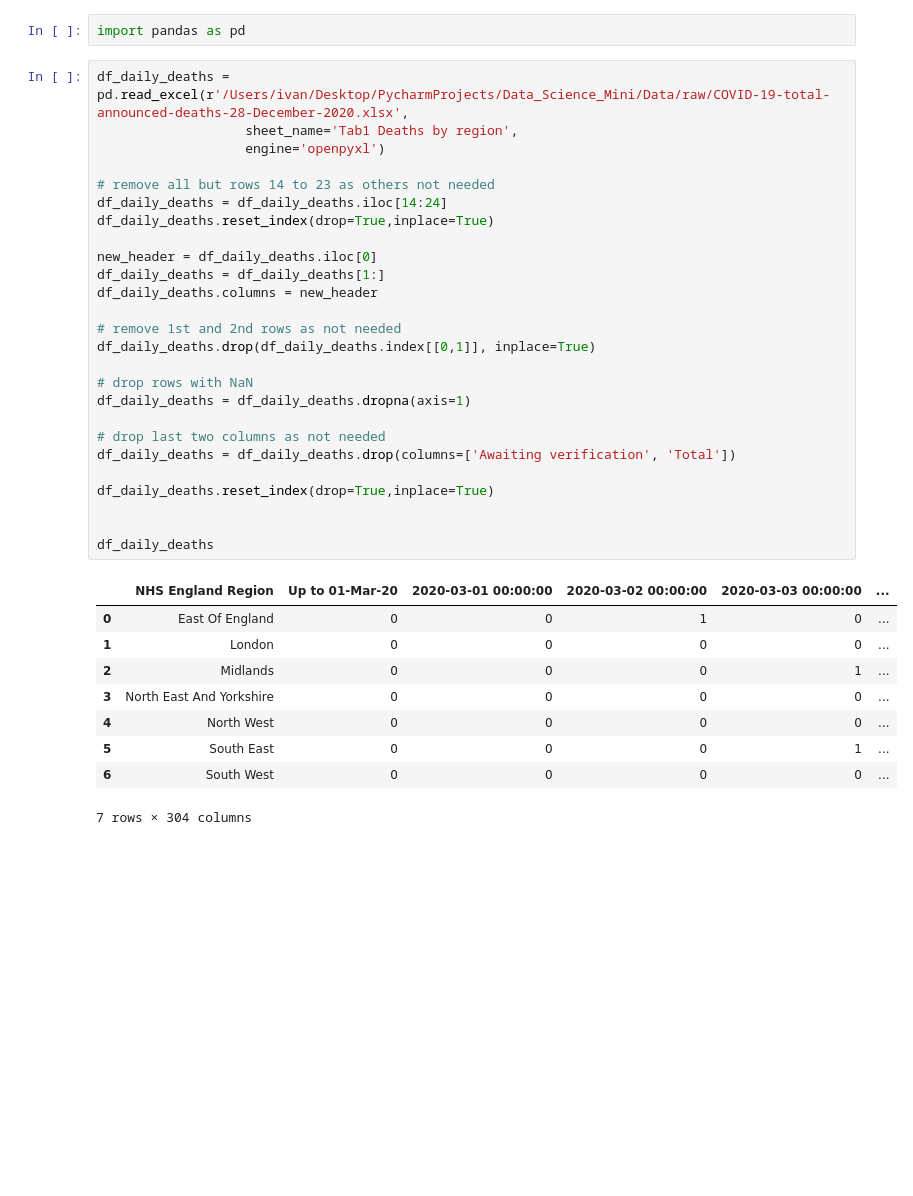
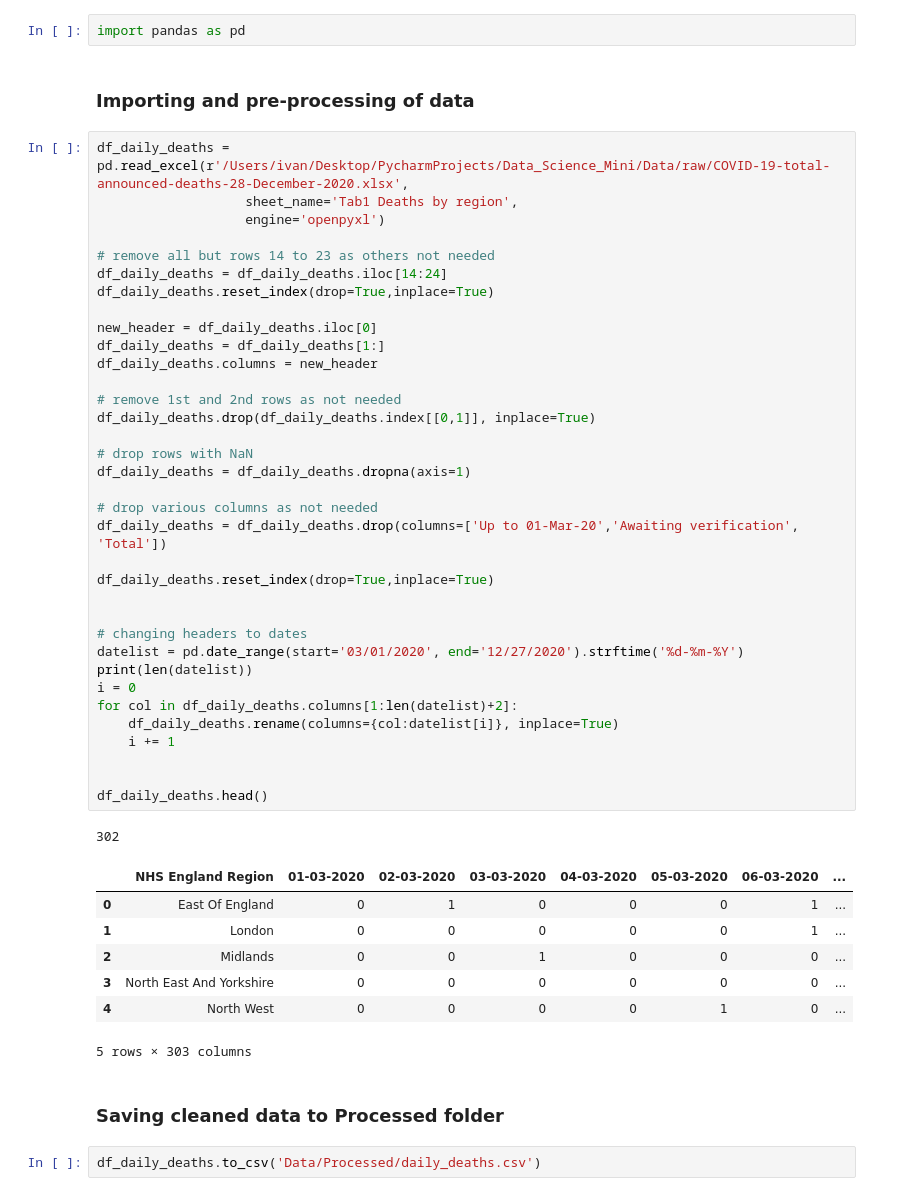
Before and after one commit to IvanSparrow71/Data_Science_Mini_Project, a Jupyter notebook: Daily_deaths.ipynb, the cells around one changed output. Drawn from its saved outputs; the diff is of its cells as text; blank space fills up the shorter version.

```diff
--- a/Daily_deaths.ipynb
+++ b/Daily_deaths.ipynb
@@ -1,38 +1,52 @@
 # %%
 import pandas as pd
+# %% [markdown]
+### Importing and pre-processing of data
 # %%
 df_daily_deaths = pd.read_excel(r'/Users/ivan/Desktop/PycharmProjects/Data_Science_Mini/Data/raw/COVID-19-total-announced-deaths-28-December-2020.xlsx',
                    sheet_name='Tab1 Deaths by region',
                    engine='openpyxl')
 
 # remove all but rows 14 to 23 as others not needed
 df_daily_deaths = df_daily_deaths.iloc[14:24]
 df_daily_deaths.reset_index(drop=True,inplace=True)
 
 new_header = df_daily_deaths.iloc[0]
 df_daily_deaths = df_daily_deaths[1:]
 df_daily_deaths.columns = new_header
 
 # remove 1st and 2nd rows as not needed
 df_daily_deaths.drop(df_daily_deaths.index[[0,1]], inplace=True)
 
 # drop rows with NaN
 df_daily_deaths = df_daily_deaths.dropna(axis=1)
 
-# drop last two columns as not needed
-df_daily_deaths = df_daily_deaths.drop(columns=['Awaiting verification', 'Total'])
+# drop various columns as not needed
+df_daily_deaths = df_daily_deaths.drop(columns=['Up to 01-Mar-20','Awaiting verification', 'Total'])
 
 df_daily_deaths.reset_index(drop=True,inplace=True)
 
 
-df_daily_deaths
+# changing headers to dates
+datelist = pd.date_range(start='03/01/2020', end='12/27/2020').strftime('%d-%m-%Y')
+print(len(datelist))
+i = 0
+for col in df_daily_deaths.columns[1:len(datelist)+2]:
+    df_daily_deaths.rename(columns={col:datelist[i]}, inplace=True)
+    i += 1
+
+
+df_daily_deaths.head()
 # %% [output]
+302
-|  | NHS England Region | Up to 01-Mar-20 | 2020-03-01 00:00:00 | 2020-03-02 00:00:00 | 2020-03-03 00:00:00 | ... |
-| 0 | East Of England | 0 | 0 | 1 | 0 | ... |
-| 1 | London | 0 | 0 | 0 | 0 | ... |
-| 2 | Midlands | 0 | 0 | 0 | 1 | ... |
-| 3 | North East And Yorkshire | 0 | 0 | 0 | 0 | ... |
-| 4 | North West | 0 | 0 | 0 | 0 | ... |
-| 5 | South East | 0 | 0 | 0 | 1 | ... |
-| 6 | South West | 0 | 0 | 0 | 0 | ... |
+|  | NHS England Region | 01-03-2020 | 02-03-2020 | 03-03-2020 | 04-03-2020 | 05-03-2020 | 06-03-2020 | ... |
+| 0 | East Of England | 0 | 1 | 0 | 0 | 0 | 1 | ... |
+| 1 | London | 0 | 0 | 0 | 0 | 0 | 1 | ... |
+| 2 | Midlands | 0 | 0 | 1 | 0 | 0 | 0 | ... |
+| 3 | North East And Yorkshire | 0 | 0 | 0 | 0 | 0 | 0 | ... |
+| 4 | North West | 0 | 0 | 0 | 0 | 1 | 0 | ... |
-7 rows × 304 columns
+5 rows × 303 columns
+# %% [markdown]
+### Saving cleaned data to Processed folder
+# %%
+df_daily_deaths.to_csv('Data/Processed/daily_deaths.csv')
```
Also changed, not shown: 4 other files.
